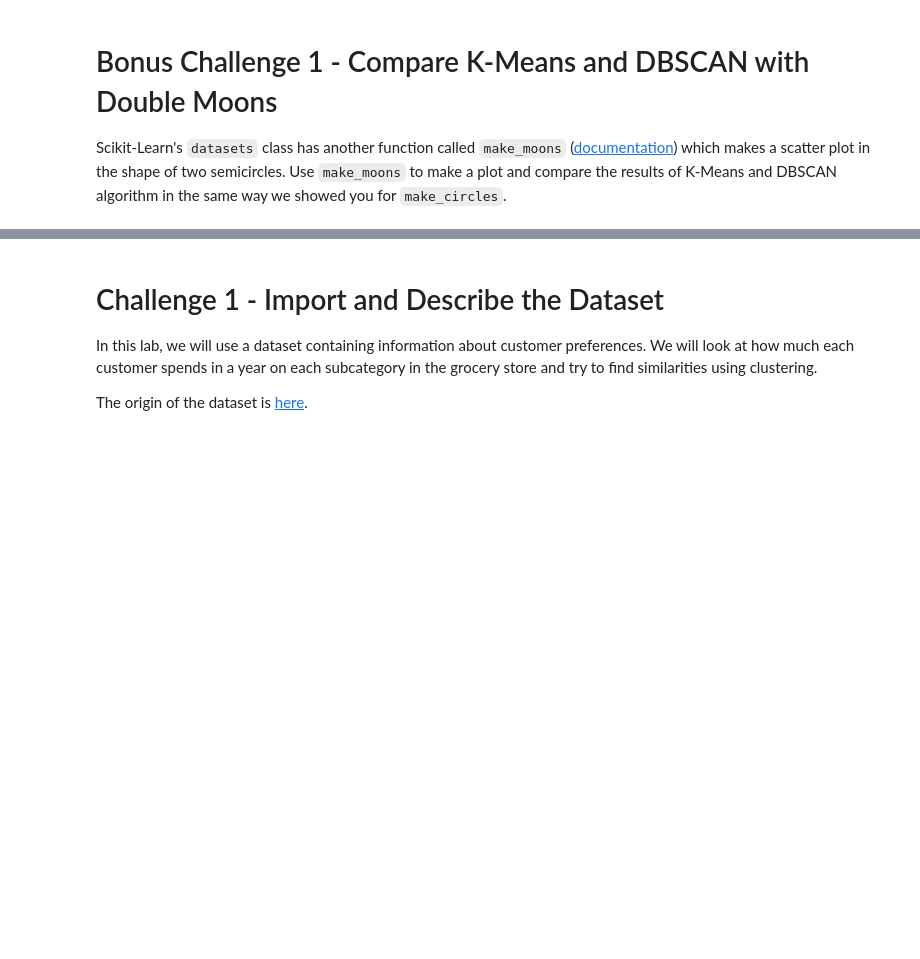
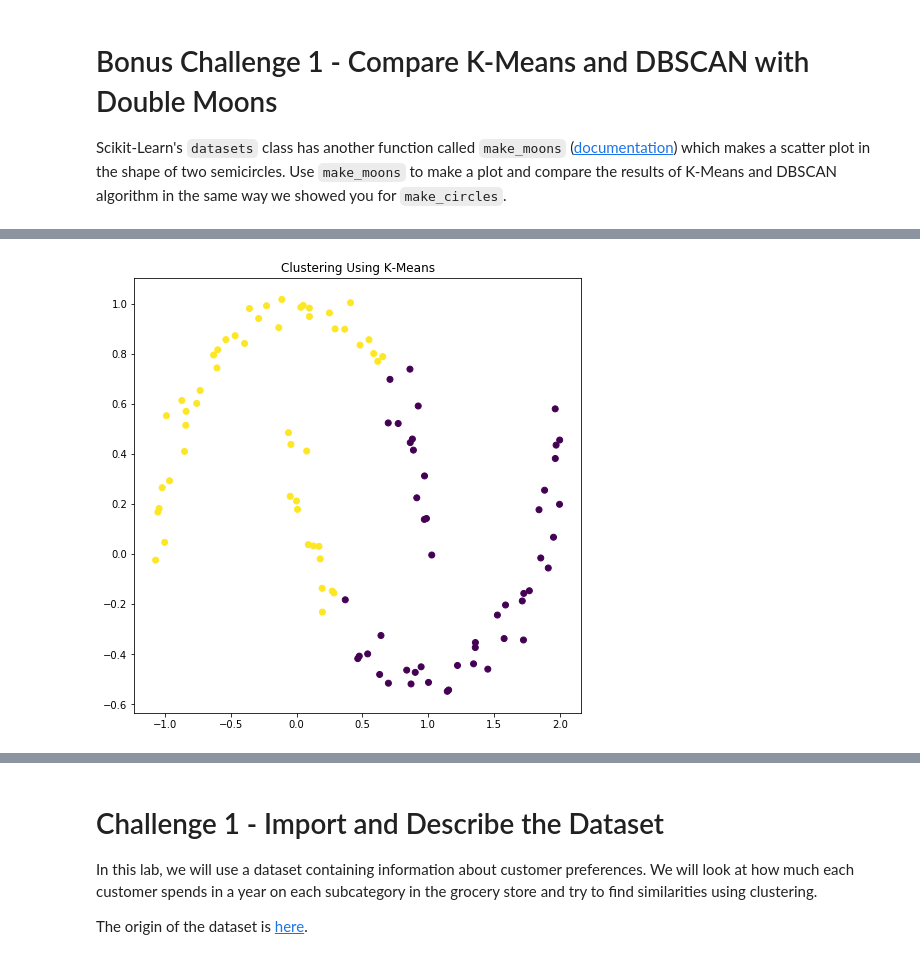
Before and after one commit to LauraRepullo/datamad0119, a Jupyter notebook: module-3/lab-unsupervised-learning/your-code/main.ipynb, the cells around one changed output, grey strips where cells are left out. Cells and saved outputs as stored; diff of their text form; code cells hidden in the pictures; blank space fills up the shorter version.

```diff
--- a/module-3/lab-unsupervised-learning/your-code/main.ipynb
+++ b/module-3/lab-unsupervised-learning/your-code/main.ipynb
@@ -80,2 +91,11 @@ Scikit-Learn's `datasets` class has another function called `make_moons` ([docum
 # %%
 # Your code to visualize how K-Means cluster double-moon scatter plot
+kmeans = KMeans(n_clusters=2)
+moon_kmeans = kmeans.fit(X)
+
+plt.figure(figsize=(8, 8))
+plt.scatter(X[:, 0], X[:, 1], c = moon_kmeans.labels_)
+plt.title("Clustering Using K-Means")
+plt.show()
+# %% [output]
+[figure, added]
```
Also changed, not shown: parts of 25 cells of this notebook.
